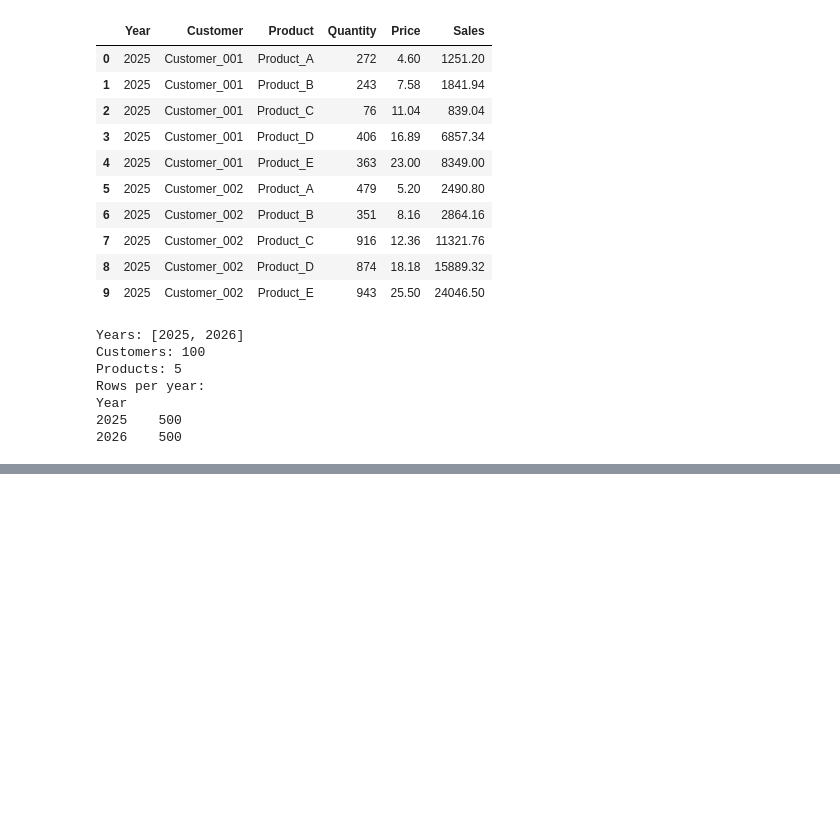
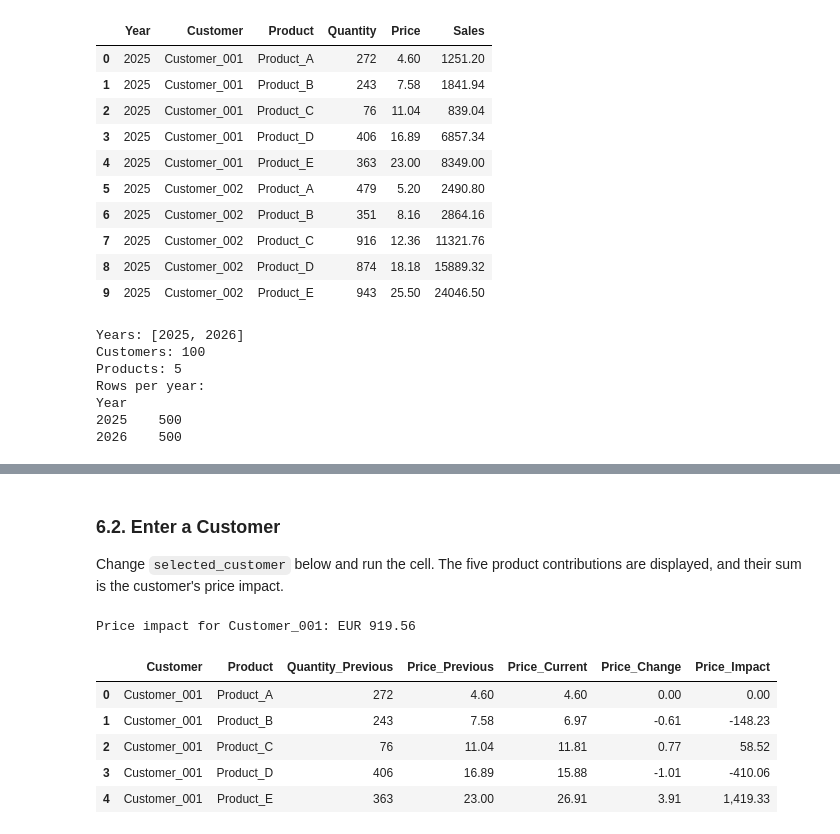
Before and after one commit to StoyanBachvarov/High-School-Math-Exam, a Jupyter notebook: sales_variance_analysis_implementation.ipynb, the cells around one changed output, grey strips where cells are left out. Saved outputs shown, nothing was run; the diff lists cells and outputs as text; code cells hidden in the pictures; blank space fills up the shorter version.

```diff
--- a/sales_variance_analysis_implementation.ipynb
+++ b/sales_variance_analysis_implementation.ipynb
@@ -52,0 +240,15 @@ Year
+# %% [markdown]
+### 6.2. Enter a Customer
+
+Change `selected_customer` below and run the cell. The five product contributions are displayed, and their sum is the customer's price impact.
+# %%
+selected_customer = "Customer_001"
+show_price_impact(customer=selected_customer)
+# %% [output]
+Price impact for Customer_001: EUR 919.56
+|  | Customer | Product | Quantity_Previous | Price_Previous | Price_Current | Price_Change | Price_Impact |
+| 0 | Customer_001 | Product_A | 272 | 4.60 | 4.60 | 0.00 | 0.00 |
+| 1 | Customer_001 | Product_B | 243 | 7.58 | 6.97 | -0.61 | -148.23 |
+| 2 | Customer_001 | Product_C | 76 | 11.04 | 11.81 | 0.77 | 58.52 |
+| 3 | Customer_001 | Product_D | 406 | 16.89 | 15.88 | -1.01 | -410.06 |
+| 4 | Customer_001 | Product_E | 363 | 23.00 | 26.91 | 3.91 | 1,419.33 |
```
Also changed, not shown: parts of 17 cells of this notebook.
